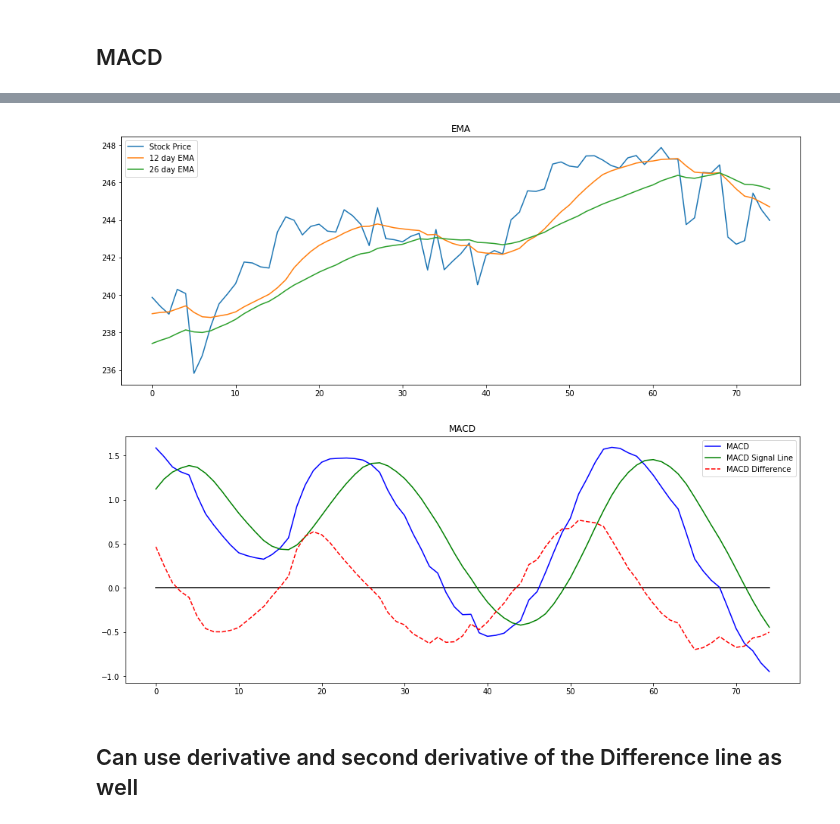
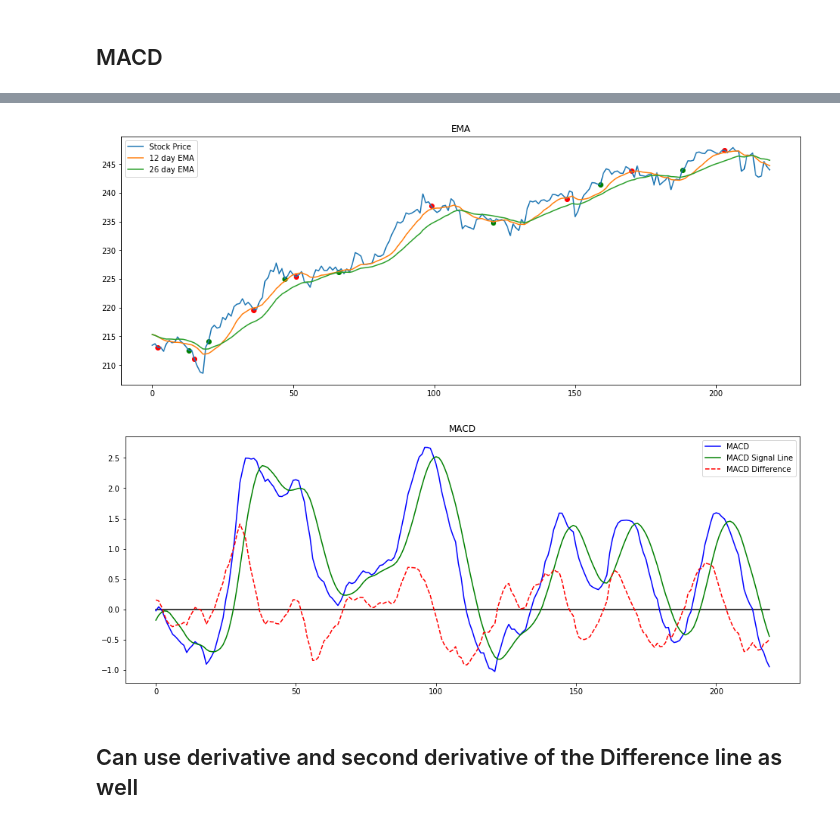
Before and after one commit to arnokha/stock_play, a Jupyter notebook: 18_MACD.ipynb, the cells around one changed output, grey strips where cells are left out. Saved outputs shown, nothing was run; the diff lists cells and outputs as text; code cells hidden in the pictures.

Commit message:
Added scatter plotting for buy and sell signals

```diff
--- a/18_MACD.ipynb
+++ b/18_MACD.ipynb
@@ -138,0 +139,17 @@ for i in range(len(macd)):
+# %%
+## Buy signals
+buy_signals = []
+sell_signals = []
+
+for i in range(len(macd_diff) - 1):
+    if macd_diff[i] < 0 and macd_diff[i+1] > 0:
+        buy_signals.append((i, close[i]))
+    elif macd_diff[i] > 0 and macd_diff[i+1] < 0:
+        sell_signals.append((i, close[i]))
+# %%
+plt.figure(figsize=(16,6))
+#plt.scatter(crossover_points[:][0], crossover_points[:][1])
+for i in range(len(crossover_points)):
+    plt.scatter(crossover_points[i][0], crossover_points[i][1])
+#plt.plot(crossover_points)
+plt.show()
@@ -139,24 +158,41 @@ for i in range(len(macd)):
 # %%
+viewing_window = 220
+
 ## EMA
 plt.figure(figsize=(16,6))
-plt.plot(close[-75:], label='Stock Price')
-plt.plot(ema_12[-75:], label='12 day EMA')
-plt.plot(ema_26[-75:], label='26 day EMA')
+plt.plot(close[-viewing_window:], label='Stock Price')
+plt.plot(ema_12[-viewing_window:], label='12 day EMA')
+plt.plot(ema_26[-viewing_window:], label='26 day EMA')
 #plt.plot(crossover[-200:], label='C')
 plt.title('EMA')
+
+## EMA 12, 26 Crossover Lines
+#for i in range(len(crossover_points)):
+#    if crossover_points[i][0] > len(ema_12) - viewing_window:
+#        plt.scatter(crossover_points[i][0] - (len(ema_12) - viewing_window), crossover_points[i][1], c='black')
+        #print('ok')
+
+## Buy and Sell Signals
+for i in range(len(buy_signals)):
+    if buy_signals[i][0] > len(ema_12) - viewing_window:
+        plt.scatter(buy_signals[i][0] - (len(ema_12) - viewing_window), buy_signals[i][1], c='green')
+for i in range(len(sell_signals)):
+    if sell_signals[i][0] > len(ema_12) - viewing_window:
+        plt.scatter(sell_signals[i][0] - (len(ema_12) - viewing_window), sell_signals[i][1], c='red')
+
 plt.legend()
 
 ## MACD
 plt.figure(figsize=(16,6))
-plt.plot(zero_line[-75:], c='black')
-plt.plot(macd[-75:], label='MACD', c='blue')
-plt.plot(macd_ema9[-75:], label='MACD Signal Line', c='green')
-plt.plot(macd_diff[-75:], label='MACD Difference', c='red', linestyle='dashed')
+plt.plot(zero_line[-viewing_window:], c='black')
+plt.plot(macd[-viewing_window:], label='MACD', c='blue')
+plt.plot(macd_ema9[-viewing_window:], label='MACD Signal Line', c='green')
+plt.plot(macd_diff[-viewing_window:], label='MACD Difference', c='red', linestyle='dashed')
 plt.title('MACD')
 plt.legend()
 plt.show()
 # %% [output]
-[figure, old version]
+[figure, new version]
-[figure, old version]
+[figure, new version]
 # %% [markdown]
 ## Can use derivative and second derivative of the Difference line as well
```
Also changed, not shown: parts of 10 cells of this notebook.
